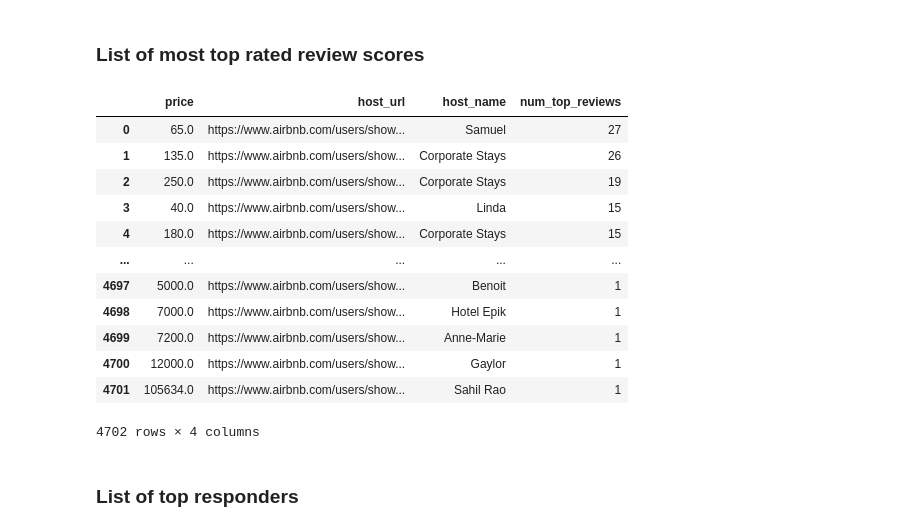
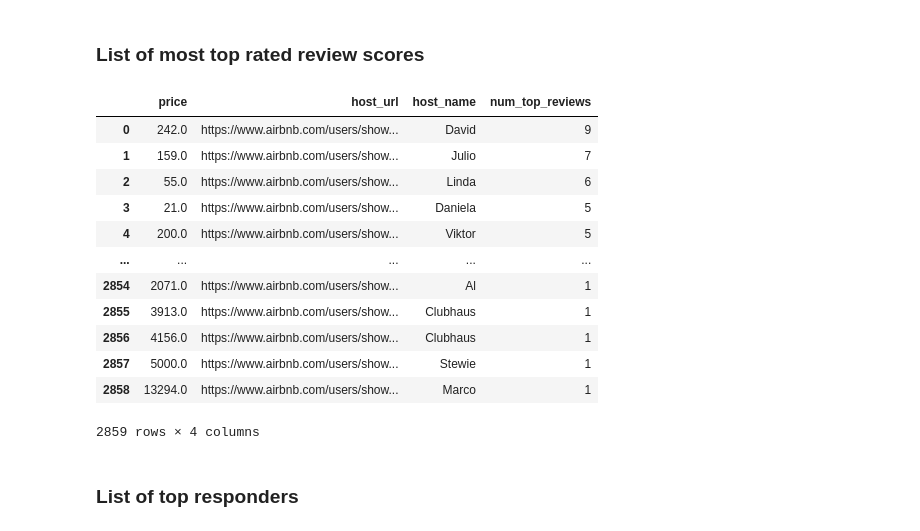
Before and after one commit to sarbjitchoong/airbnb_montreal_sql, a Jupyter notebook: montreal.ipynb, the cells around one changed output. Saved outputs shown, nothing was run; the diff lists cells and outputs as text; code cells hidden in the pictures.

```diff
--- a/montreal.ipynb
+++ b/montreal.ipynb
@@ -90,23 +84,23 @@ pd.read_sql_query("""SELECT host_id, host_url, host_name, COUNT(*) AS num_lowcle
 ### List of most top rated review scores
 # %%
 pd.read_sql_query("""SELECT price, host_url, host_name, COUNT(*) AS num_top_reviews FROM df
-                  WHERE review_scores_rating <= 4.5
+                  WHERE review_scores_rating = 5
                   GROUP BY price, host_url, host_name
                   ORDER BY num_top_reviews DESC""", conn)
 # %% [output]
 |  | price | host_url | host_name | num_top_reviews |
-| 0 | 65.0 | https://www.airbnb.com/users/show... | Samuel | 27 |
-| 1 | 135.0 | https://www.airbnb.com/users/show... | Corporate Stays | 26 |
-| 2 | 250.0 | https://www.airbnb.com/users/show... | Corporate Stays | 19 |
-| 3 | 40.0 | https://www.airbnb.com/users/show... | Linda | 15 |
-| 4 | 180.0 | https://www.airbnb.com/users/show... | Corporate Stays | 15 |
+| 0 | 242.0 | https://www.airbnb.com/users/show... | David | 9 |
+| 1 | 159.0 | https://www.airbnb.com/users/show... | Julio | 7 |
+| 2 | 55.0 | https://www.airbnb.com/users/show... | Linda | 6 |
+| 3 | 21.0 | https://www.airbnb.com/users/show... | Daniela | 5 |
+| 4 | 200.0 | https://www.airbnb.com/users/show... | Viktor | 5 |
 | ... | ... | ... | ... | ... |
-| 4697 | 5000.0 | https://www.airbnb.com/users/show... | Benoit | 1 |
-| 4698 | 7000.0 | https://www.airbnb.com/users/show... | Hotel Epik | 1 |
-| 4699 | 7200.0 | https://www.airbnb.com/users/show... | Anne-Marie | 1 |
-| 4700 | 12000.0 | https://www.airbnb.com/users/show... | Gaylor | 1 |
-| 4701 | 105634.0 | https://www.airbnb.com/users/show... | Sahil Rao | 1 |
+| 2854 | 2071.0 | https://www.airbnb.com/users/show... | Al | 1 |
+| 2855 | 3913.0 | https://www.airbnb.com/users/show... | Clubhaus | 1 |
+| 2856 | 4156.0 | https://www.airbnb.com/users/show... | Clubhaus | 1 |
+| 2857 | 5000.0 | https://www.airbnb.com/users/show... | Stewie | 1 |
+| 2858 | 13294.0 | https://www.airbnb.com/users/show... | Marco | 1 |
-4702 rows × 4 columns
+2859 rows × 4 columns
 # %% [markdown]
 ### List of top responders
 # %%
```
Also changed, not shown: parts of 1 cell of this notebook.
